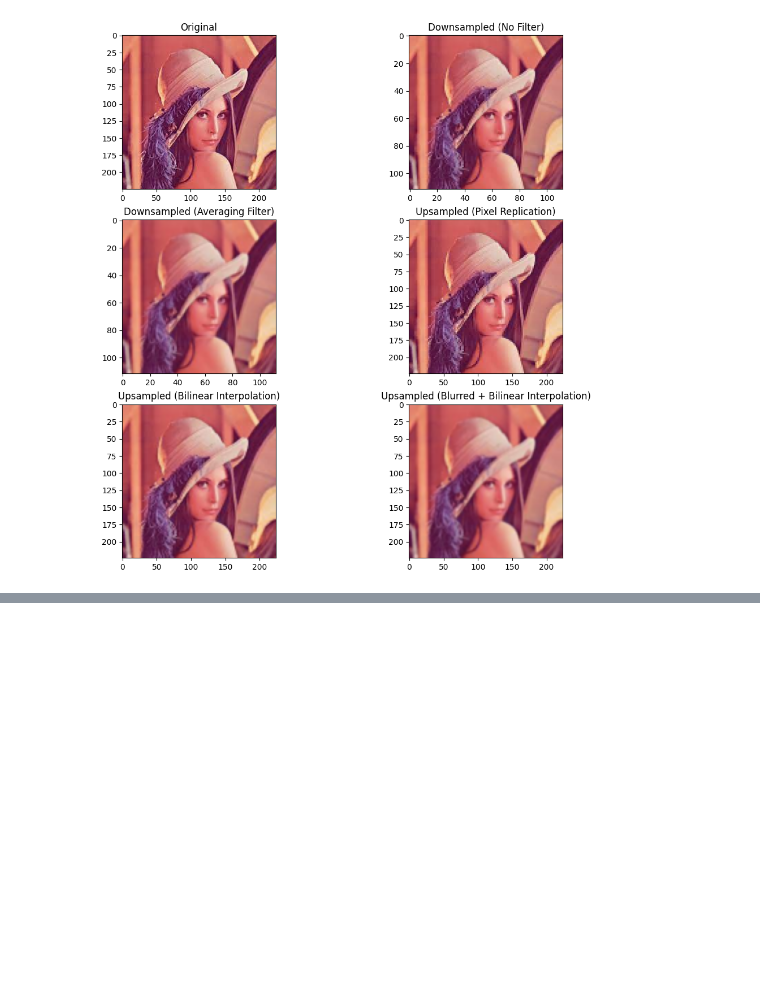
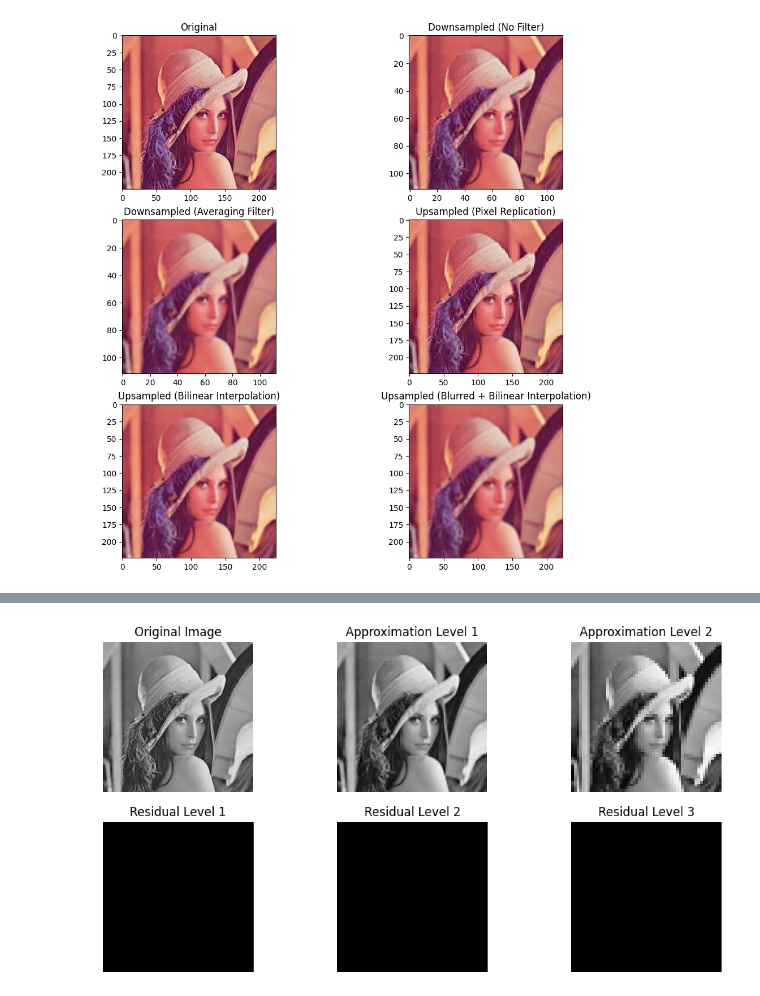
Before and after one commit to DevNerds2020/Computer_Vision, a Jupyter notebook: image-processing.ipynb, the cells around one changed output, grey strips where cells are left out. Drawn from its saved outputs; the diff is of its cells as text; code cells hidden in the pictures; blank space fills up the shorter version.

```diff
--- a/HomeWork1.ipynb
+++ b/image-processing.ipynb
@@ -154,0 +245,39 @@ plt.show()
+# %%
+# Function to apply 2x2 averaging for approximation
+def downsample(image):
+    return cv2.resize(image, (image.shape[1] // 2, image.shape[0] // 2), interpolation=cv2.INTER_AREA)
+
+# Function to calculate the residual between two images
+def calculate_residual(original, approximation):
+    return original - approximation
+
+# Initialize the pyramids
+approximation_pyramid = [lena_image]
+residual_pyramid = []
+
+# Generate the pyramids
+for level in range(3):
+    # Approximation
+    approx_level = downsample(approximation_pyramid[-1])
+    approximation_pyramid.append(approx_level)
+
+    # Residual
+    residual_level = calculate_residual(approximation_pyramid[-1], approx_level)
+    residual_pyramid.append(residual_level)
+
+# Display the original image and pyramids
+plt.figure(figsize=(12, 6))
+plt.subplot(2, 3, 1), plt.imshow(lena_image, cmap='gray'), plt.title('Original Image')
+plt.axis('off')
+
+for i in range(3):
+    plt.subplot(2, 3, i + 2), plt.imshow(approximation_pyramid[i + 1], cmap='gray'), plt.title(f'Approximation Level {i+1}')
+    plt.axis('off')
+
+for i in range(3):
+    plt.subplot(2, 3, i + 4), plt.imshow(residual_pyramid[i], cmap='gray'), plt.title(f'Residual Level {i+1}')
+    plt.axis('off')
+
+plt.show()
+# %% [output]
+[figure, added]
```
Also changed, not shown: parts of 7 cells of this notebook, 1 other file.
